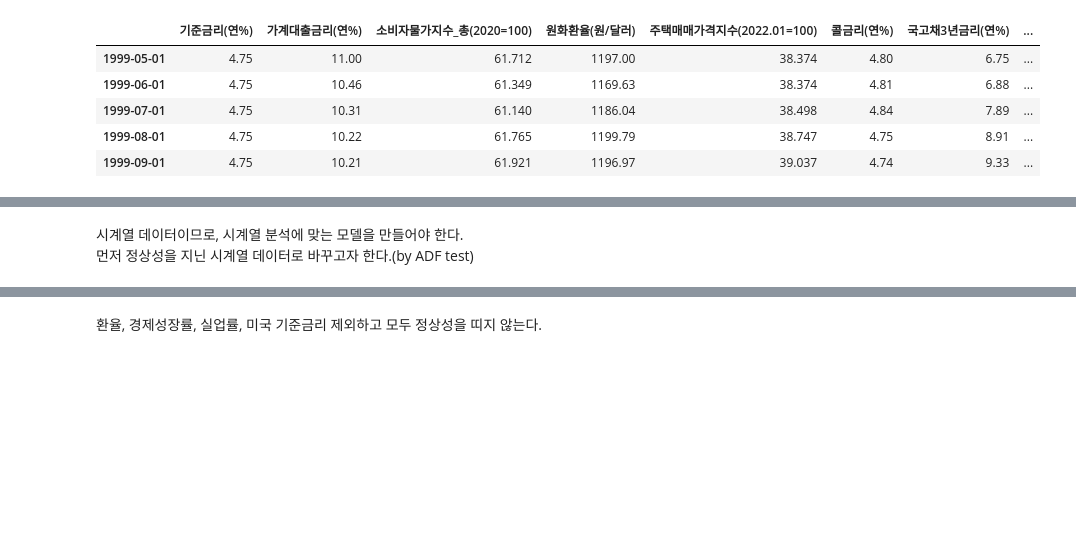
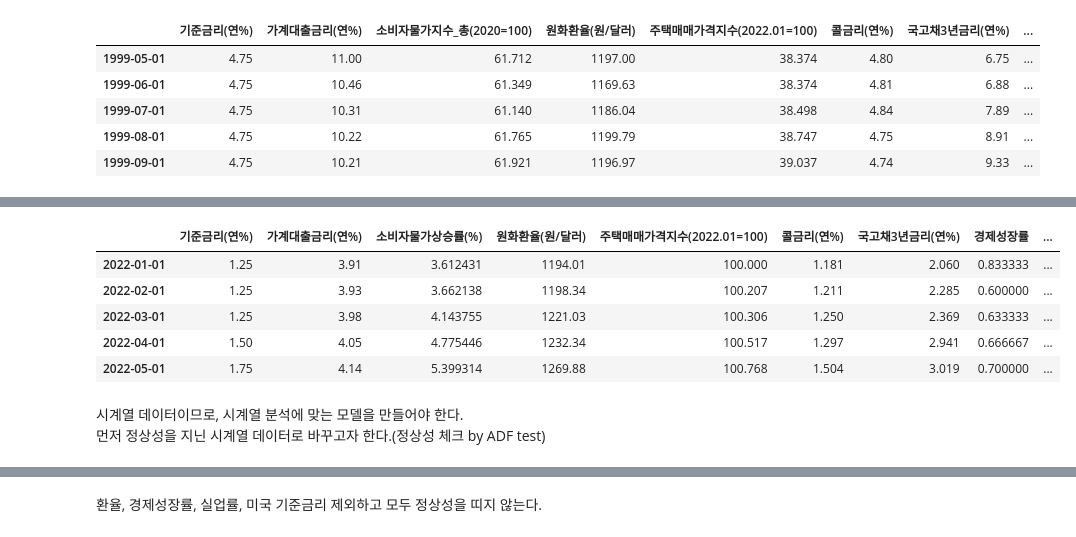
Before and after one commit to nan-park/section2_project, a Jupyter notebook: data_modeling.ipynb, the cells around one changed output, grey strips where cells are left out. Cells and saved outputs as stored; diff of their text form; code cells hidden in the pictures; blank space fills up the shorter version.

```diff
--- a/data_modeling.ipynb
+++ b/data_modeling.ipynb
@@ -53,0 +81,9 @@ df.head()
+# %%
+df_added.tail()
+# %% [output]
+|  | 기준금리(연%) | 가계대출금리(연%) | 소비자물가상승률(%) | 원화환율(원/달러) | 주택매매가격지수(2022.01=100) | 콜금리(연%) | 국고채3년금리(연%) | 경제성장률 | ... |
+| 2022-01-01 | 1.25 | 3.91 | 3.612431 | 1194.01 | 100.000 | 1.181 | 2.060 | 0.833333 | ... |
+| 2022-02-01 | 1.25 | 3.93 | 3.662138 | 1198.34 | 100.207 | 1.211 | 2.285 | 0.600000 | ... |
+| 2022-03-01 | 1.25 | 3.98 | 4.143755 | 1221.03 | 100.306 | 1.250 | 2.369 | 0.633333 | ... |
+| 2022-04-01 | 1.50 | 4.05 | 4.775446 | 1232.34 | 100.517 | 1.297 | 2.941 | 0.666667 | ... |
+| 2022-05-01 | 1.75 | 4.14 | 5.399314 | 1269.88 | 100.768 | 1.504 | 3.019 | 0.700000 | ... |
@@ -54,3 +100,3 @@ df.head()
 # %% [markdown]
 시계열 데이터이므로, 시계열 분석에 맞는 모델을 만들어야 한다.<br>
-먼저 정상성을 지닌 시계열 데이터로 바꾸고자 한다.(by ADF test)
+먼저 정상성을 지닌 시계열 데이터로 바꾸고자 한다.(정상성 체크 by ADF test)
```
Also changed, not shown: parts of 22 cells of this notebook.
